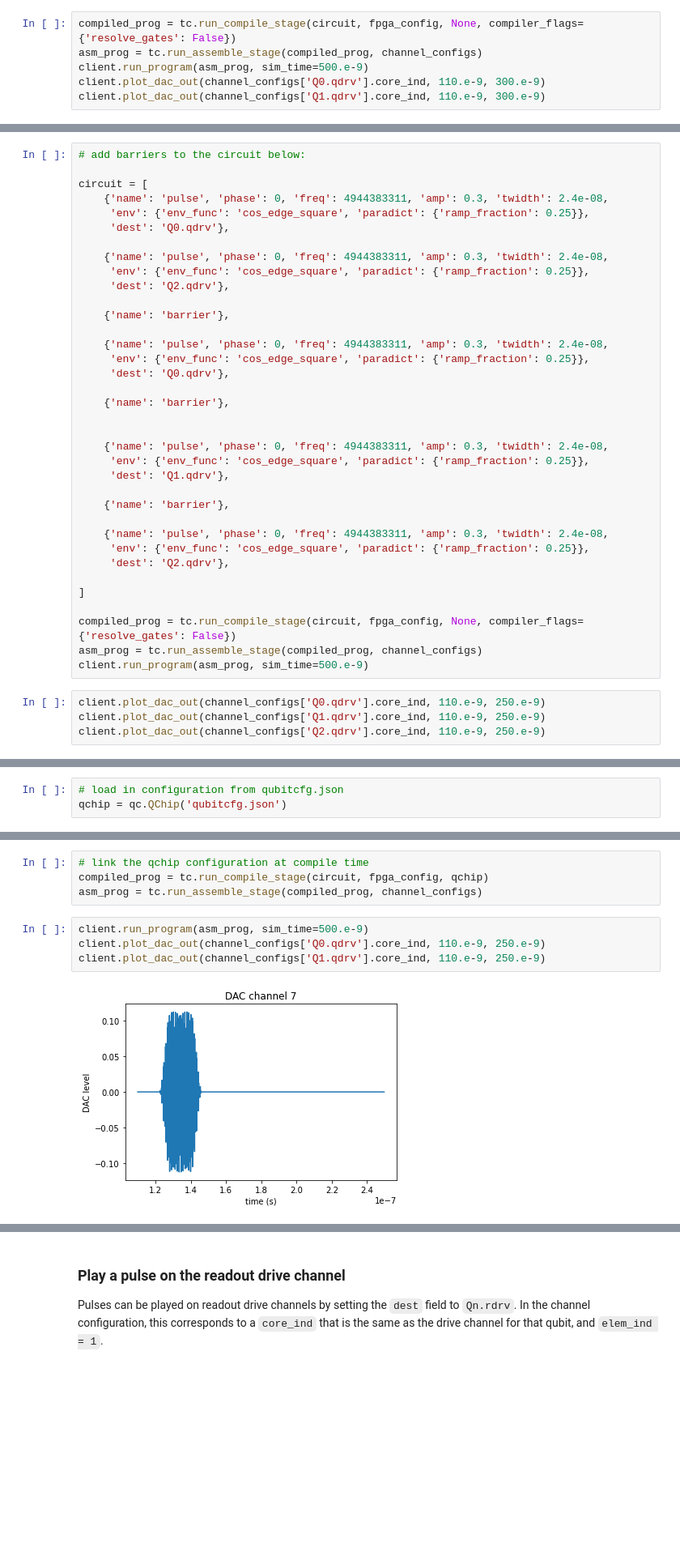
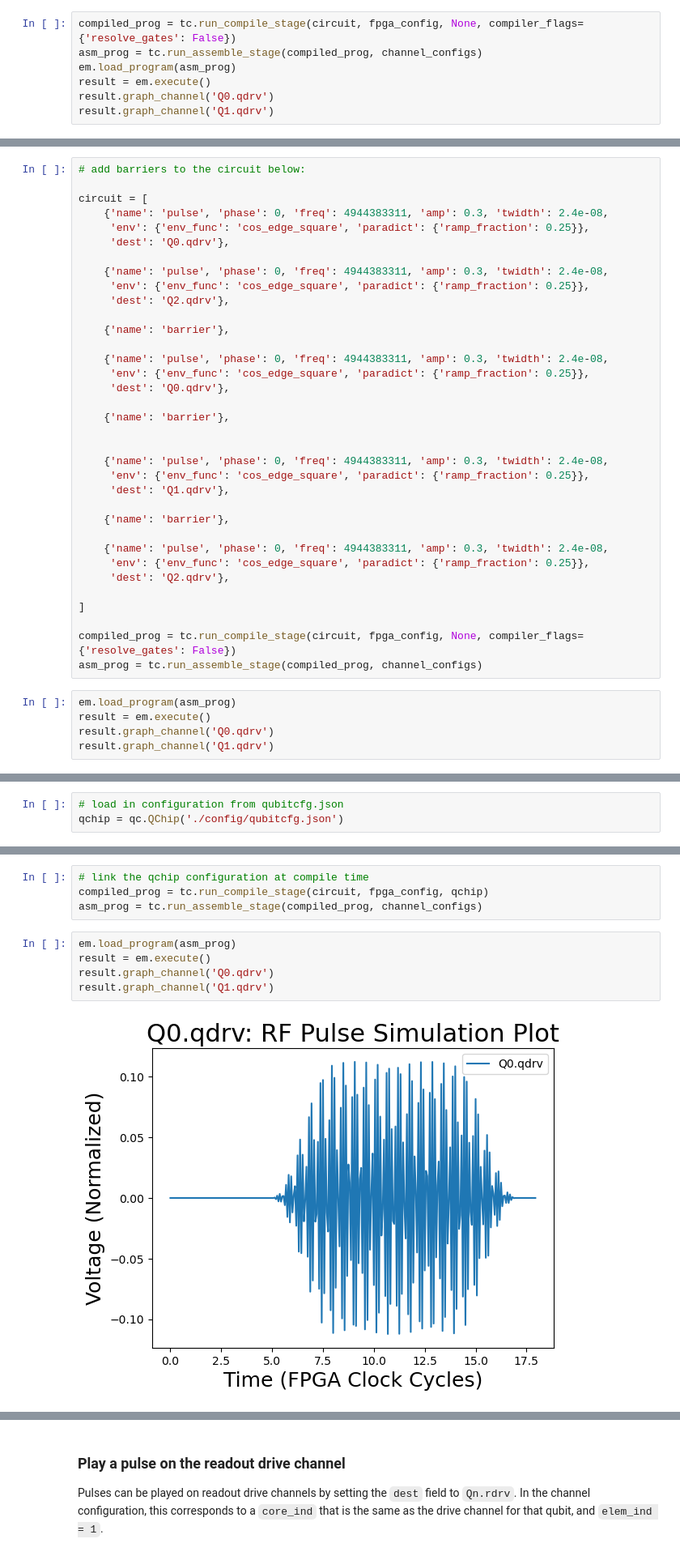
Before and after one commit to ghuangatlbl/qubictutorial, a Jupyter notebook: KEY-Part1a-Simulation.ipynb, the cells around one changed output, grey strips where cells are left out. Shown at 81% size. Cells and saved outputs as stored; diff of their text form; blank space fills up the shorter version.

```diff
--- a/KEY-Part1a-Simulation.ipynb
+++ b/KEY-Part1a-Simulation.ipynb
@@ -276,7 +289,8 @@ Compile, run, and plot the output below:
 # %%
 compiled_prog = tc.run_compile_stage(circuit, fpga_config, None, compiler_flags={'resolve_gates': False})
 asm_prog = tc.run_assemble_stage(compiled_prog, channel_configs)
-client.run_program(asm_prog, sim_time=500.e-9)
-client.plot_dac_out(channel_configs['Q0.qdrv'].core_ind, 110.e-9, 300.e-9)
-client.plot_dac_out(channel_configs['Q1.qdrv'].core_ind, 110.e-9, 300.e-9)
+em.load_program(asm_prog)
+result = em.execute()
+result.graph_channel('Q0.qdrv')
+result.graph_channel('Q1.qdrv')
 # %% [output]
@@ -328,9 +342,9 @@ circuit = [
 
 compiled_prog = tc.run_compile_stage(circuit, fpga_config, None, compiler_flags={'resolve_gates': False})
 asm_prog = tc.run_assemble_stage(compiled_prog, channel_configs)
-client.run_program(asm_prog, sim_time=500.e-9)
 # %%
-client.plot_dac_out(channel_configs['Q0.qdrv'].core_ind, 110.e-9, 250.e-9)
-client.plot_dac_out(channel_configs['Q1.qdrv'].core_ind, 110.e-9, 250.e-9)
-client.plot_dac_out(channel_configs['Q2.qdrv'].core_ind, 110.e-9, 250.e-9)
+em.load_program(asm_prog)
+result = em.execute()
+result.graph_channel('Q0.qdrv')
+result.graph_channel('Q1.qdrv')
 # %% [output]
@@ -408,7 +421,7 @@ circuit = [
     {'name': 'X90', 'qubit': 'Q1'}]
 # %%
 # load in configuration from qubitcfg.json
-qchip = qc.QChip('qubitcfg.json')
+qchip = qc.QChip('./config/qubitcfg.json')
 # %%
 # inspect a gate
 qchip.gates['Q0X90'].cfg_dict
@@ -426,8 +439,9 @@ qchip.gates['Q0X90'].cfg_dict
 compiled_prog = tc.run_compile_stage(circuit, fpga_config, qchip)
 asm_prog = tc.run_assemble_stage(compiled_prog, channel_configs)
 # %%
-client.run_program(asm_prog, sim_time=500.e-9)
-client.plot_dac_out(channel_configs['Q0.qdrv'].core_ind, 110.e-9, 250.e-9)
-client.plot_dac_out(channel_configs['Q1.qdrv'].core_ind, 110.e-9, 250.e-9)
+em.load_program(asm_prog)
+result = em.execute()
+result.graph_channel('Q0.qdrv')
+result.graph_channel('Q1.qdrv')
 # %% [output]
-[figure, old version]
+[figure, new version]
```
Also changed, not shown: parts of 17 cells of this notebook, 7 other files.
